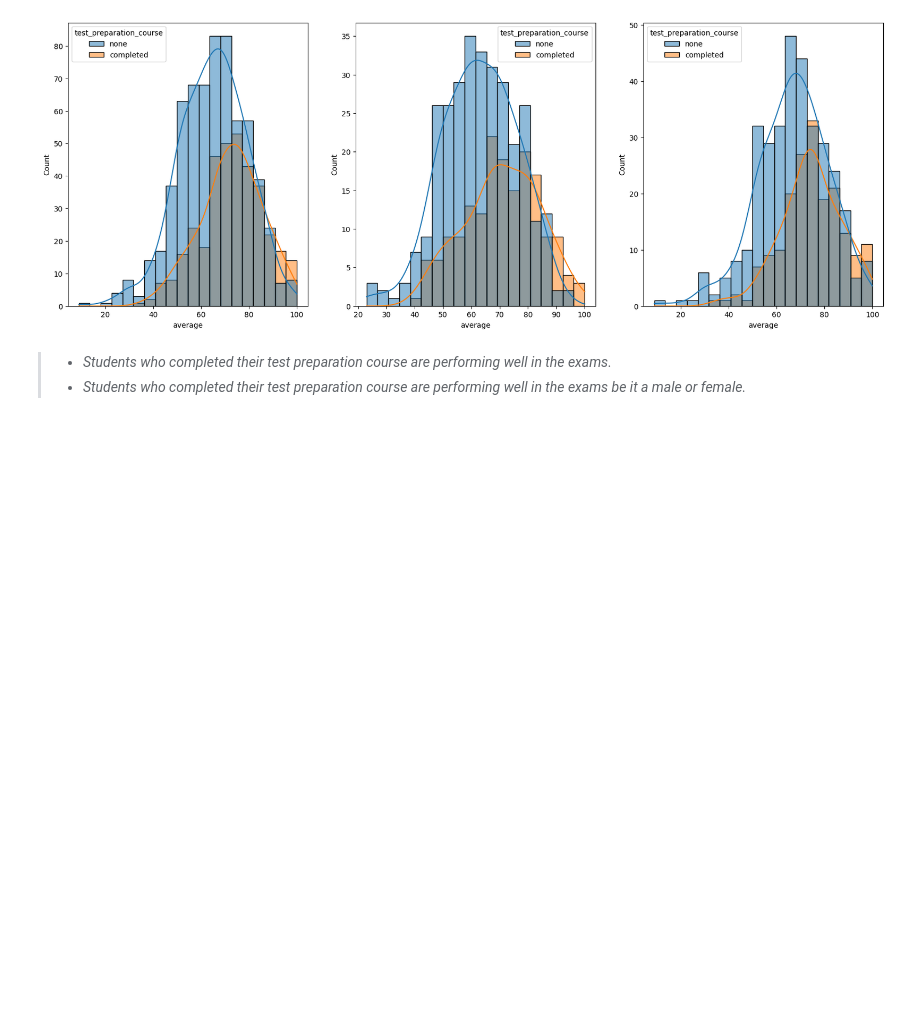
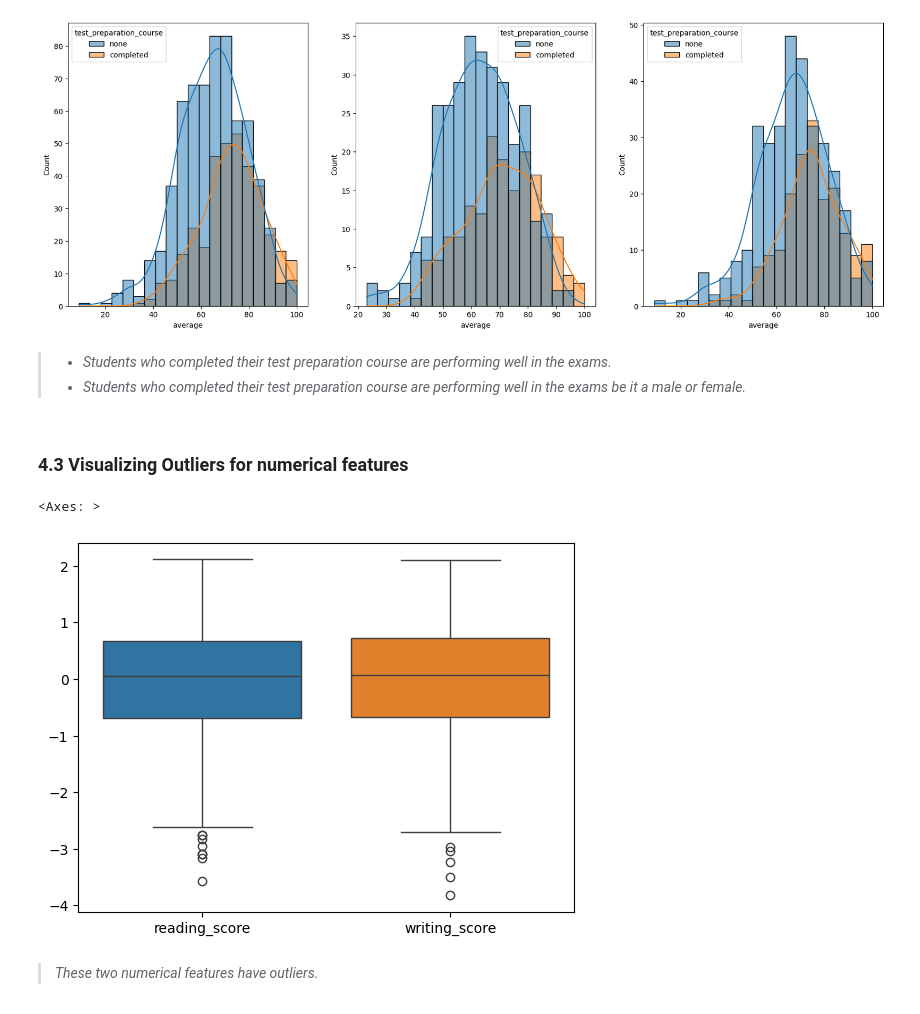
Before and after one commit to Tech-Naruto/ML-Project, a Jupyter notebook: notebook/1. EDA Student Performance.ipynb, the cells around one changed output. Saved outputs shown, nothing was run; the diff lists cells and outputs as text; code cells hidden in the pictures; blank space fills up the shorter version.

```diff
--- a/notebook/1. EDA Student Performance.ipynb
+++ b/notebook/1. EDA Student Performance.ipynb
@@ -312,3 +312,19 @@ sns.histplot(data=df[df['gender'] == 'female'], x='average', bins=20, kde=True,
 # %% [markdown]
 > - *Students who completed their test preparation course are performing well in the exams.*
 > - *Students who completed their test preparation course are performing well in the exams be it a male or female.*
+# %% [markdown]
+### **4.3 Visualizing Outliers for numerical features**
+# %%
+num_features = df.select_dtypes(exclude='str').columns
+
+from sklearn.preprocessing import StandardScaler
+
+scaler = StandardScaler()
+
+df[num_features] = scaler.fit_transform(df[num_features])
+sns.boxplot(data=df[['reading_score', 'writing_score']])
+# %% [output]
+<Axes: >
+[figure, added]
+# %% [markdown]
+> *These two numerical features have outliers.*
```
Also changed, not shown: 5 other files.
